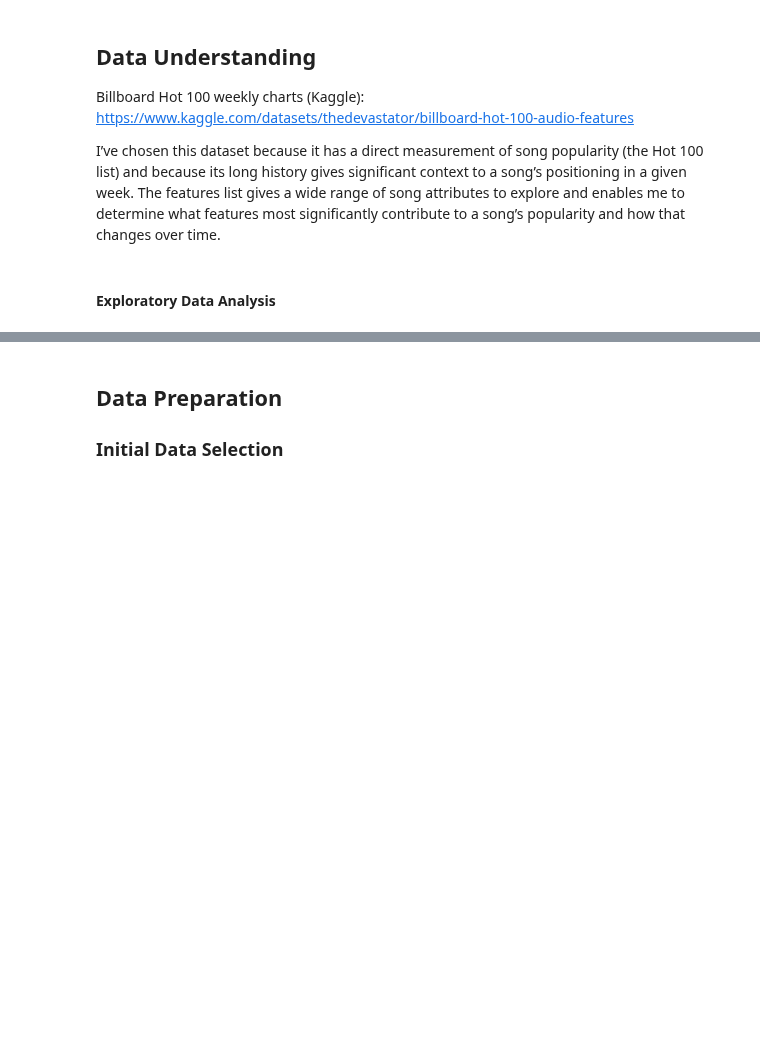
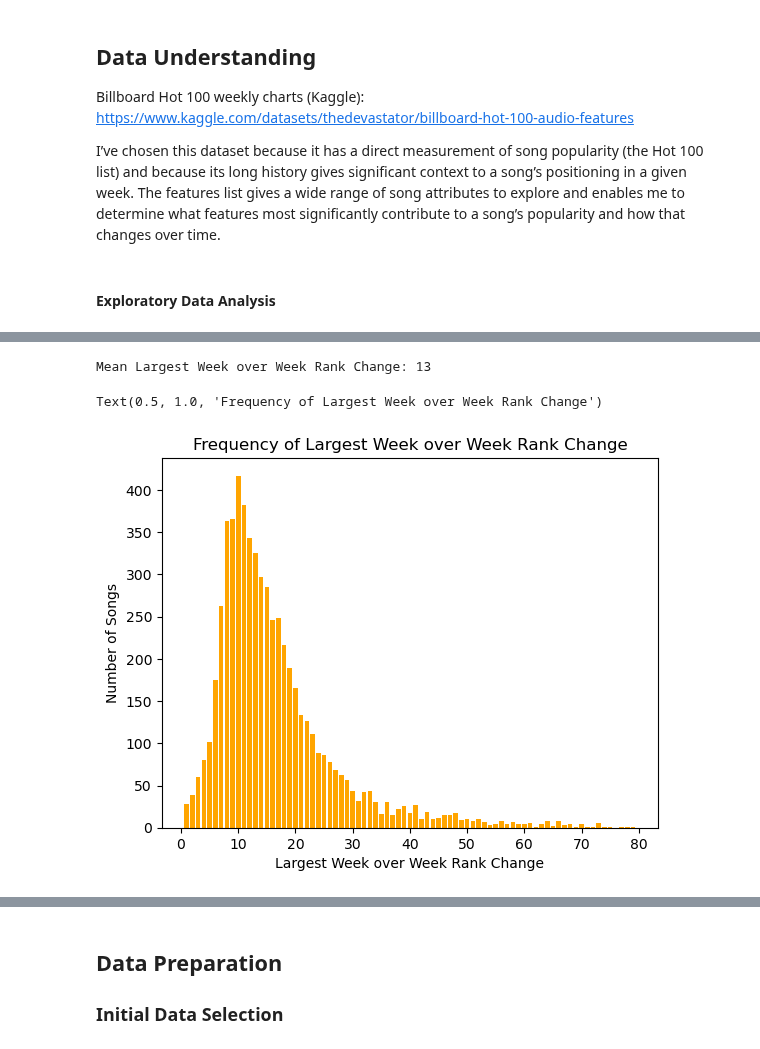
Before and after one commit to marhas109/MH_DS_Capstone_Project_2, a Jupyter notebook: MH_DS_Capstone_Proj2.ipynb, the cells around one changed output, grey strips where cells are left out. Saved outputs shown, nothing was run; the diff lists cells and outputs as text; code cells hidden in the pictures; blank space fills up the shorter version.

```diff
--- a/MH_DS_Capstone_Proj2.ipynb
+++ b/MH_DS_Capstone_Proj2.ipynb
@@ -82 +96,16 @@ df_features_all.info()
+# %%
+max_rank_change = df_clean_withgenre['Max_Rank_Change'].value_counts()
+df_max_rank_change = pd.DataFrame(max_rank_change)
+df_max_rank_change = df_max_rank_change.reset_index()
+df_max_rank_change = df_max_rank_change[df_max_rank_change['Max_Rank_Change'] > 0]
+print(f"Mean Largest Week over Week Rank Change: {df_clean_withgenre['Max_Rank_Change'].mean():.0f}")
+
+plt.bar(df_max_rank_change['Max_Rank_Change'], df_max_rank_change['count'], color='orange')
+plt.xlabel('Largest Week over Week Rank Change')
+plt.ylabel('Number of Songs')
+plt.title('Frequency of Largest Week over Week Rank Change')
+# %% [output]
+Mean Largest Week over Week Rank Change: 13
+Text(0.5, 1.0, 'Frequency of Largest Week over Week Rank Change')
+[figure, added]
 # %%
```
Also changed, not shown: parts of 19 cells of this notebook.
